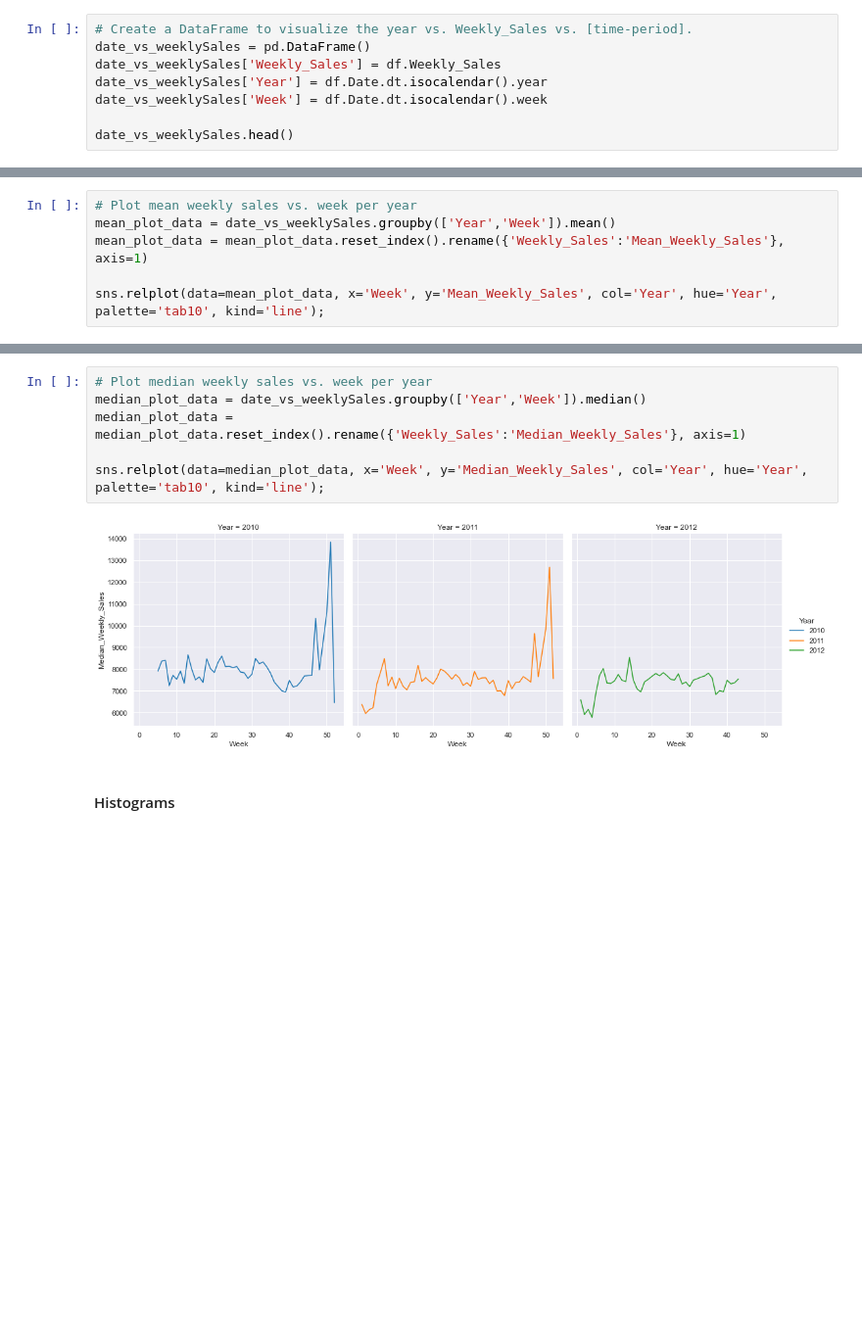
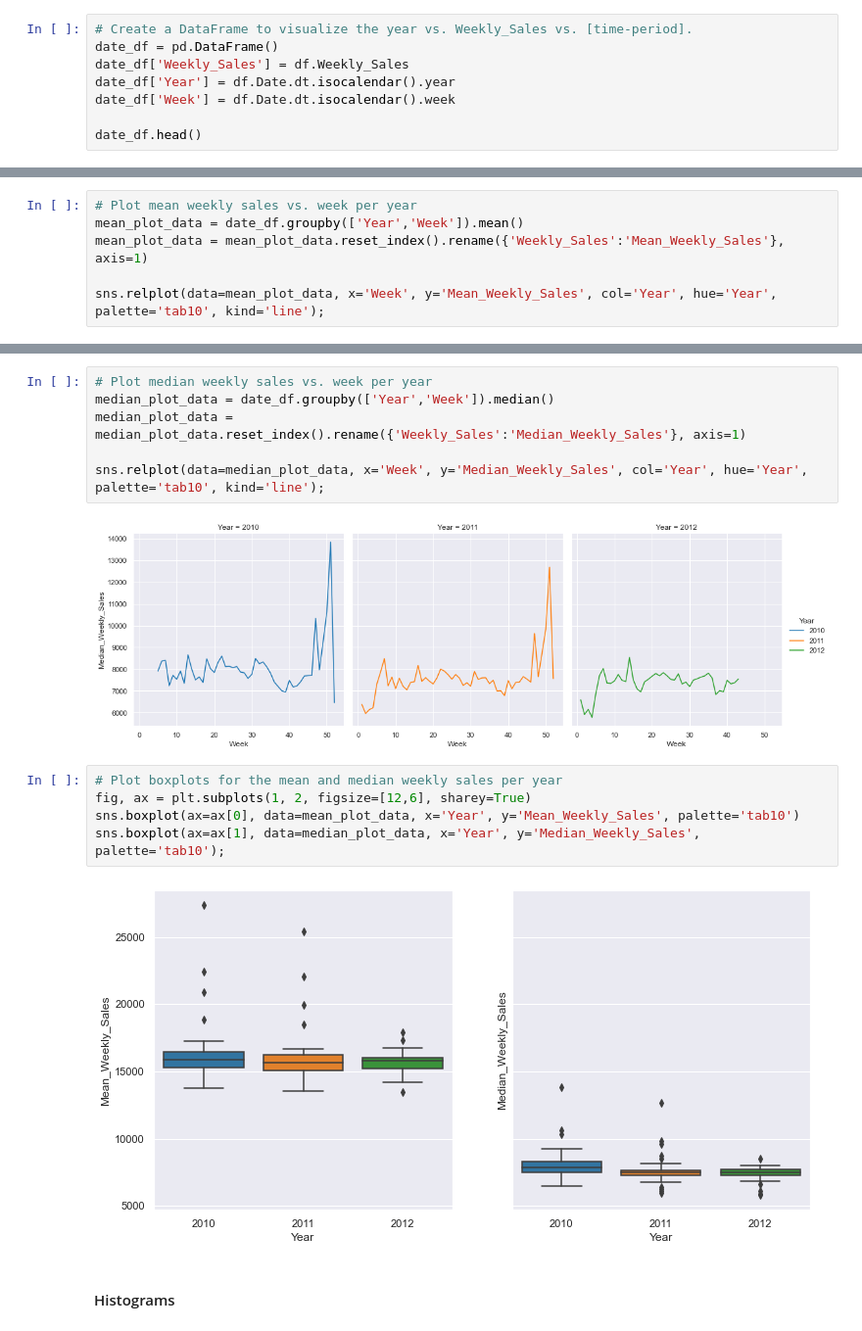
Before and after one commit to noahscantron/Springboard, a Jupyter notebook: Capstone Projects/Capstone_2_WalmartSalesForecasting/Capstone_2_WalmartSalesForecasting.ipynb, the cells around one changed output, grey strips where cells are left out. Shown: that part at 98% size. Saved outputs shown, nothing was run; the diff lists cells and outputs as text; blank space fills up the shorter version.

Commit message:
Update Walmart Sales Forecasting capstone

```diff
--- a/Capstone Projects/Capstone_2_WalmartSalesForecasting/Capstone_2_WalmartSalesForecasting.ipynb
+++ b/Capstone Projects/Capstone_2_WalmartSalesForecasting/Capstone_2_WalmartSalesForecasting.ipynb
@@ -406,12 +406,12 @@ We haven't yet visualized the correlation of Weekly_Sales and Date yet, let's se
 #### Weekly Sales
 # %%
 # Create a DataFrame to visualize the year vs. Weekly_Sales vs. [time-period].
-date_vs_weeklySales = pd.DataFrame()
-date_vs_weeklySales['Weekly_Sales'] = df.Weekly_Sales
-date_vs_weeklySales['Year'] = df.Date.dt.isocalendar().year
-date_vs_weeklySales['Week'] = df.Date.dt.isocalendar().week
+date_df = pd.DataFrame()
+date_df['Weekly_Sales'] = df.Weekly_Sales
+date_df['Year'] = df.Date.dt.isocalendar().year
+date_df['Week'] = df.Date.dt.isocalendar().week
 
-date_vs_weeklySales.head()
+date_df.head()
 # %% [output]
 |  | Weekly_Sales | Year | Week |
 | 0 | 24924.50 | 2010 | 5 |
@@ -421,7 +421,7 @@ date_vs_weeklySales.head()
 | 4 | 32229.38 | 2010 | 5 |
 # %%
 # Plot mean weekly sales vs. week per year
-mean_plot_data = date_vs_weeklySales.groupby(['Year','Week']).mean()
+mean_plot_data = date_df.groupby(['Year','Week']).mean()
 mean_plot_data = mean_plot_data.reset_index().rename({'Weekly_Sales':'Mean_Weekly_Sales'}, axis=1)
 
 sns.relplot(data=mean_plot_data, x='Week', y='Mean_Weekly_Sales', col='Year', hue='Year', palette='tab10', kind='line');
@@ -429,12 +429,19 @@ sns.relplot(data=mean_plot_data, x='Week', y='Mean_Weekly_Sales', col='Year', hu
 [figure]
 # %%
 # Plot median weekly sales vs. week per year
-median_plot_data = date_vs_weeklySales.groupby(['Year','Week']).median()
+median_plot_data = date_df.groupby(['Year','Week']).median()
 median_plot_data = median_plot_data.reset_index().rename({'Weekly_Sales':'Median_Weekly_Sales'}, axis=1)
 
 sns.relplot(data=median_plot_data, x='Week', y='Median_Weekly_Sales', col='Year', hue='Year', palette='tab10', kind='line');
 # %% [output]
 [figure]
+# %%
+# Plot boxplots for the mean and median weekly sales per year
+fig, ax = plt.subplots(1, 2, figsize=[12,6], sharey=True)
+sns.boxplot(ax=ax[0], data=mean_plot_data, x='Year', y='Mean_Weekly_Sales', palette='tab10')
+sns.boxplot(ax=ax[1], data=median_plot_data, x='Year', y='Median_Weekly_Sales', palette='tab10');
+# %% [output]
+[figure, added]
 # %% [markdown]
 #### Histograms
 # %%
```
Also changed, not shown: parts of 2 cells of this notebook.
